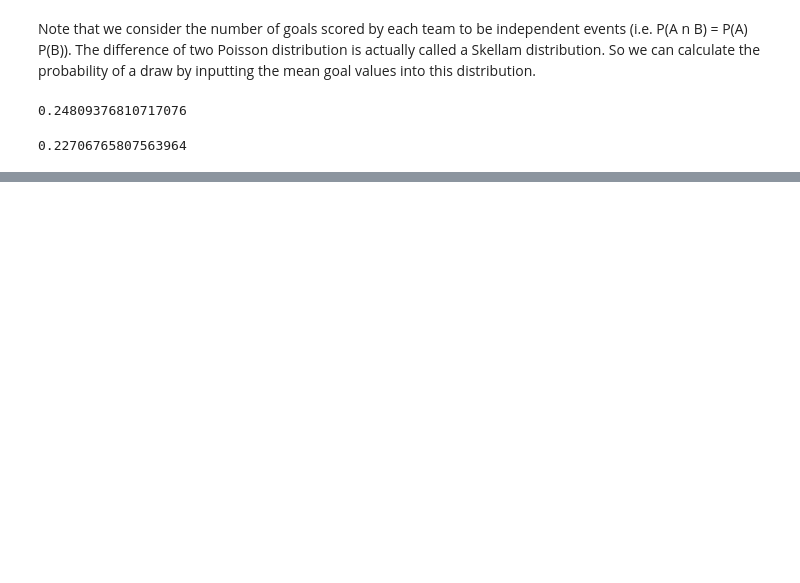
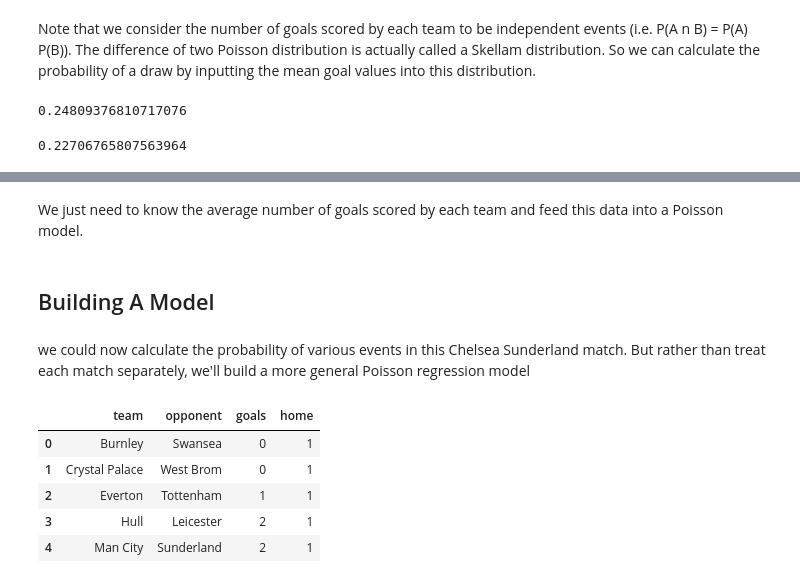
Before and after one commit to tcj1995/football_analysis, a Jupyter notebook: football_analysis.ipynb, the cells around one changed output, grey strips where cells are left out. Saved outputs shown, nothing was run; the diff lists cells and outputs as text; code cells hidden in the pictures; blank space fills up the shorter version.

```diff
--- a/football_analysis.ipynb
+++ b/football_analysis.ipynb
@@ -122,0 +135,20 @@ The 'normed' kwarg was deprecated in Matplotlib 2.1 and will be removed in 3.1.
+# %% [markdown]
+ We just need to know the average number of goals scored by each team and feed this data into a Poisson model.
+# %% [markdown]
+## Building A Model
+# %% [markdown]
+we could now calculate the probability of various events in this Chelsea Sunderland match. But rather than treat each match separately, we'll build a more general Poisson regression model
+# %%
+# rebuild the data
+data = pd.concat([results[['HomeTeam','AwayTeam','HomeGoals']].assign(home=1).rename(
+            columns={'HomeTeam':'team', 'AwayTeam':'opponent','HomeGoals':'goals'}),
+           results[['AwayTeam','HomeTeam','AwayGoals']].assign(home=0).rename(
+            columns={'AwayTeam':'team', 'HomeTeam':'opponent','AwayGoals':'goals'})])
+data.head()
+# %% [output]
+|  | team | opponent | goals | home |
+| 0 | Burnley | Swansea | 0 | 1 |
+| 1 | Crystal Palace | West Brom | 0 | 1 |
+| 2 | Everton | Tottenham | 1 | 1 |
+| 3 | Hull | Leicester | 2 | 1 |
+| 4 | Man City | Sunderland | 2 | 1 |
```
Also changed, not shown: parts of 17 cells of this notebook.
